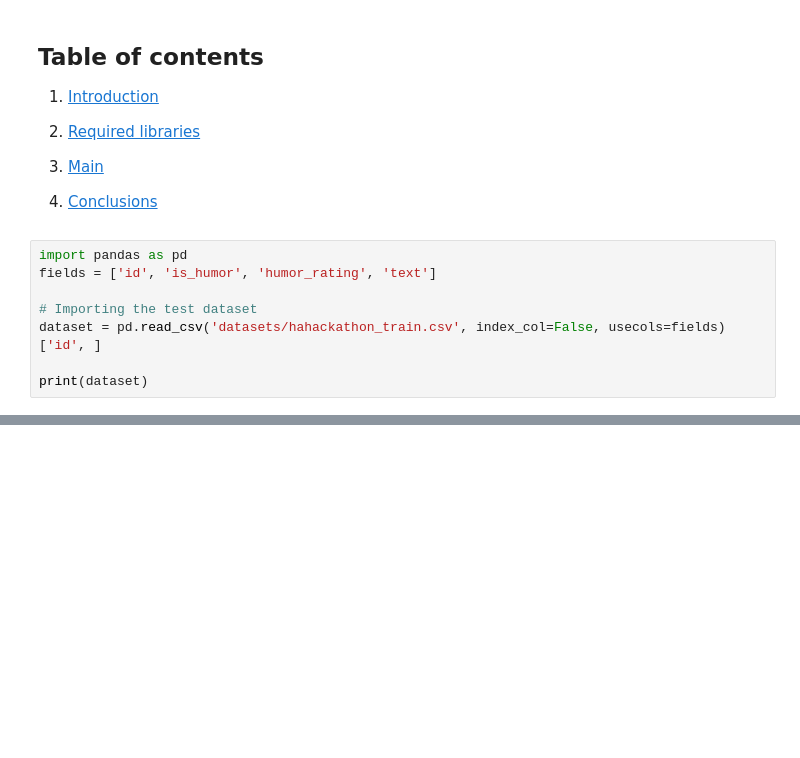
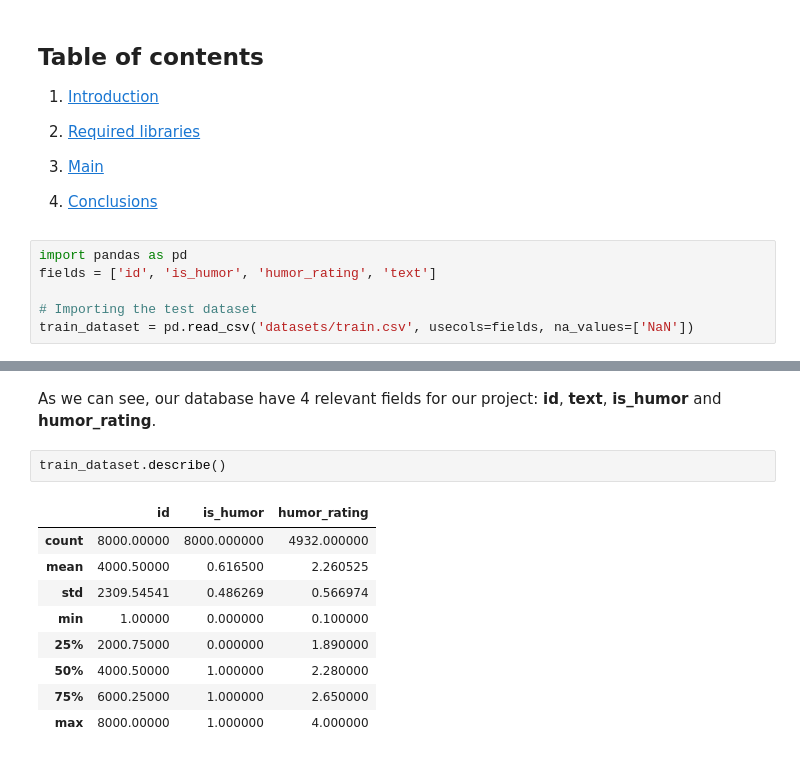
Before and after one commit to diogoabnunes/IART, a Jupyter notebook: TP2/TP2_G44.ipynb, the cells around one changed output, grey strips where cells are left out. Cells and saved outputs as stored; diff of their text form; blank space fills up the shorter version.

```diff
--- a/TP2/TP2_G44.ipynb
+++ b/TP2/TP2_G44.ipynb
@@ -23,6 +23,4 @@ import pandas as pd
 fields = ['id', 'is_humor', 'humor_rating', 'text']
 
 # Importing the test dataset
-dataset = pd.read_csv('datasets/hahackathon_train.csv', index_col=False, usecols=fields)['id', ]
-
-print(dataset)
+train_dataset = pd.read_csv('datasets/train.csv', usecols=fields, na_values=['NaN'])
@@ -46,0 +36,14 @@ print(dataset)
+# %% [markdown]
+As we can see, our database have 4 relevant fields for our project: **id**, **text**, **is_humor** and **humor_rating**.
+# %%
+train_dataset.describe()
+# %% [output]
+|  | id | is_humor | humor_rating |
+| count | 8000.00000 | 8000.000000 | 4932.000000 |
+| mean | 4000.50000 | 0.616500 | 2.260525 |
+| std | 2309.54541 | 0.486269 | 0.566974 |
+| min | 1.00000 | 0.000000 | 0.100000 |
+| 25% | 2000.75000 | 0.000000 | 1.890000 |
+| 50% | 4000.50000 | 1.000000 | 2.280000 |
+| 75% | 6000.25000 | 1.000000 | 2.650000 |
+| max | 8000.00000 | 1.000000 | 4.000000 |
```
Also changed, not shown: parts of 6 cells of this notebook, 2 other files.
